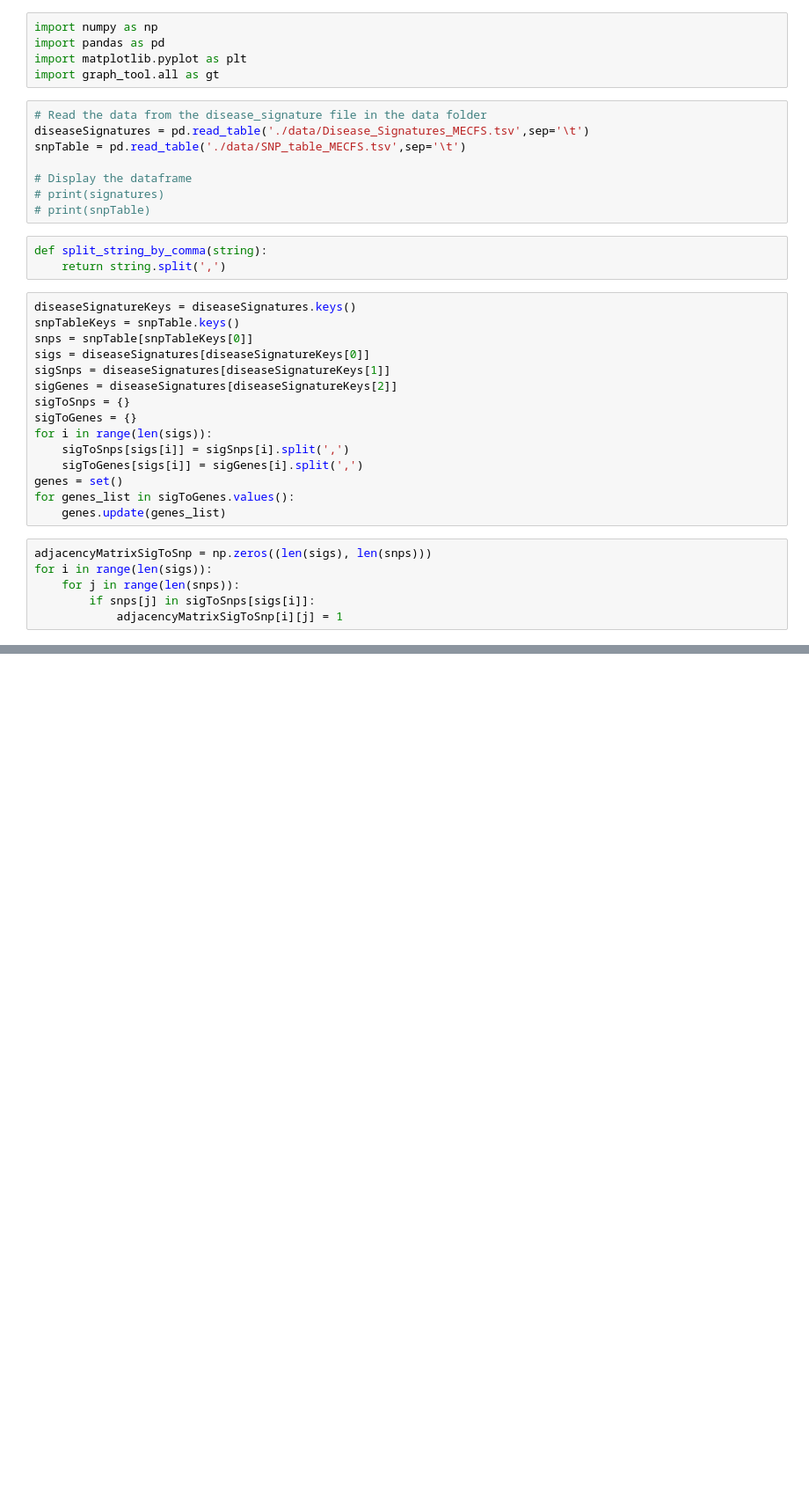
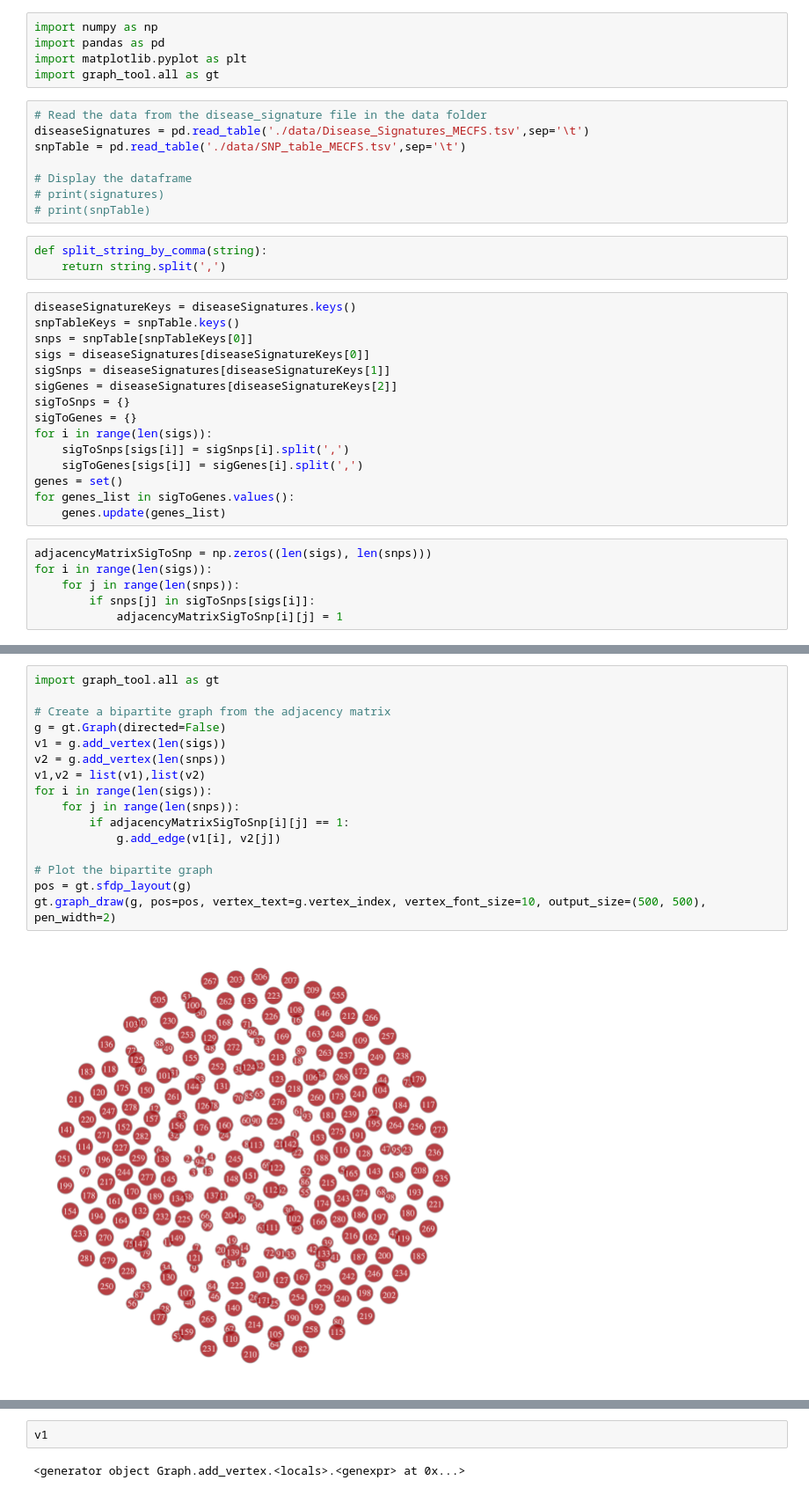
Before and after one commit to LeeMGunderson/MEHackathon, a Jupyter notebook: HypergraphAnalysis.ipynb, the cells around one changed output, grey strips where cells are left out. Shown at 88% size. Drawn from its saved outputs; the diff is of its cells as text; blank space fills up the shorter version.

```diff
--- a/HypergraphAnalysis.ipynb
+++ b/HypergraphAnalysis.ipynb
@@ -54,0 +55,18 @@ gt.graph_draw(g, pos=pos, vertex_text=g.vertex_index, vertex_font_size=10, outpu
+# %%
+import graph_tool.all as gt
+
+# Create a bipartite graph from the adjacency matrix
+g = gt.Graph(directed=False)
+v1 = g.add_vertex(len(sigs))
+v2 = g.add_vertex(len(snps))
+v1,v2 = list(v1),list(v2)
+for i in range(len(sigs)):
+    for j in range(len(snps)):
+        if adjacencyMatrixSigToSnp[i][j] == 1:
+            g.add_edge(v1[i], v2[j])
+
+# Plot the bipartite graph
+pos = gt.sfdp_layout(g)
+gt.graph_draw(g, pos=pos, vertex_text=g.vertex_index, vertex_font_size=10, output_size=(500, 500), pen_width=2)
+# %% [output]
+[figure, added]
@@ -54,0 +74,4 @@ gt.graph_draw(g, pos=pos, vertex_text=g.vertex_index, vertex_font_size=10, outpu
+# %%
+v1
+# %% [output]
+<generator object Graph.add_vertex.<locals>.<genexpr> at 0x...>
```
Also changed, not shown: parts of 2 cells of this notebook.
